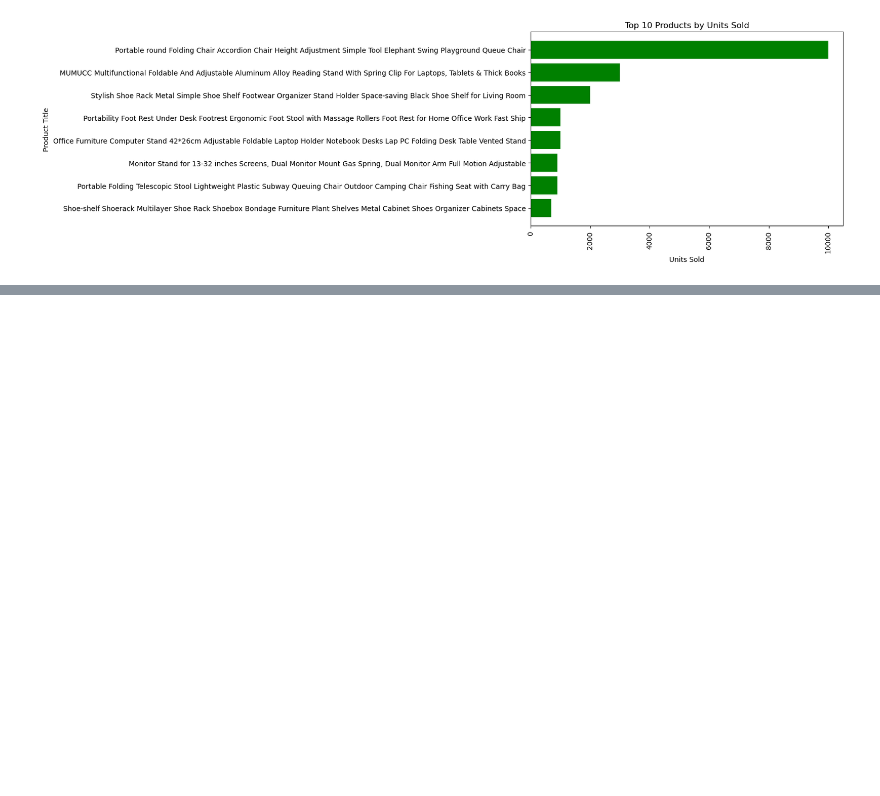
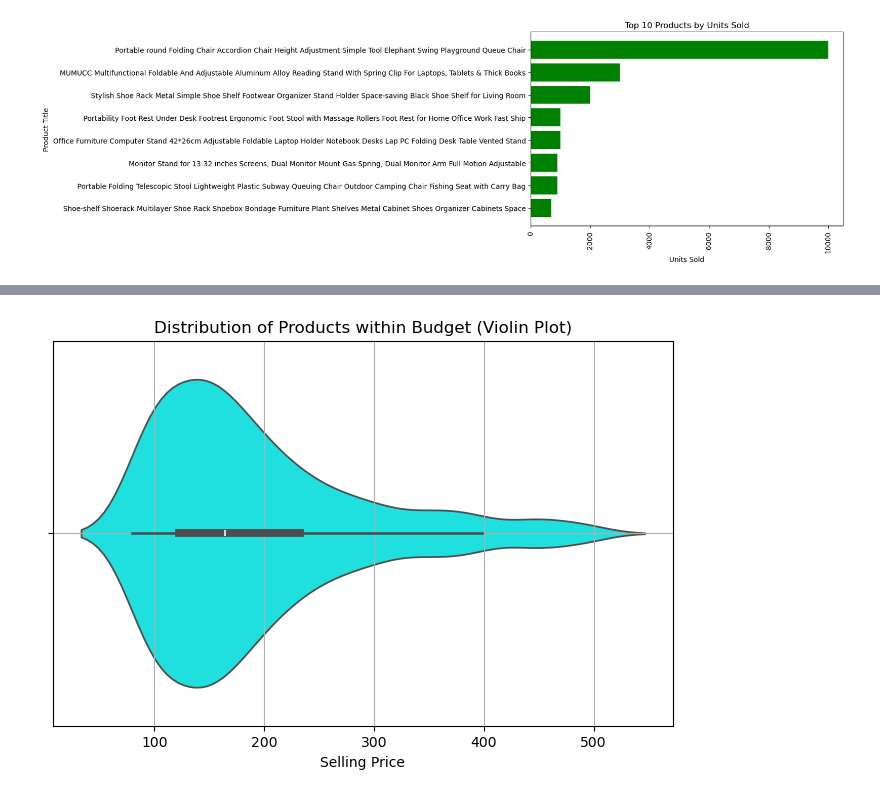
Before and after one commit to SayantiSaha014/E-commerce-Furniture-Dataset-2024, a Jupyter notebook: E-commerce_Furniture.ipynb, the cells around one changed output, grey strips where cells are left out. Cells and saved outputs as stored; diff of their text form; code cells hidden in the pictures; blank space fills up the shorter version.

```diff
--- a/E-commerce_Furniture.ipynb
+++ b/E-commerce_Furniture.ipynb
@@ -177,0 +178,10 @@ df['TotalCost_with_Shipping'] = np.where((df['TagText'] != 'Free Shipping') & (d
+# %%
+# Distribution of the products within the budget of minimum $80 and maximum $500 using a violin plot
+plt.figure(figsize=(8, 5))
+sns.violinplot(x=affordable_products['SellingPrice'], color='cyan')
+plt.xlabel('Selling Price')
+plt.title('Distribution of Products within Budget (Violin Plot)')
+plt.grid(True)
+plt.show()
+# %% [output]
+[figure, added]
```
Also changed, not shown: parts of 8 cells of this notebook.
